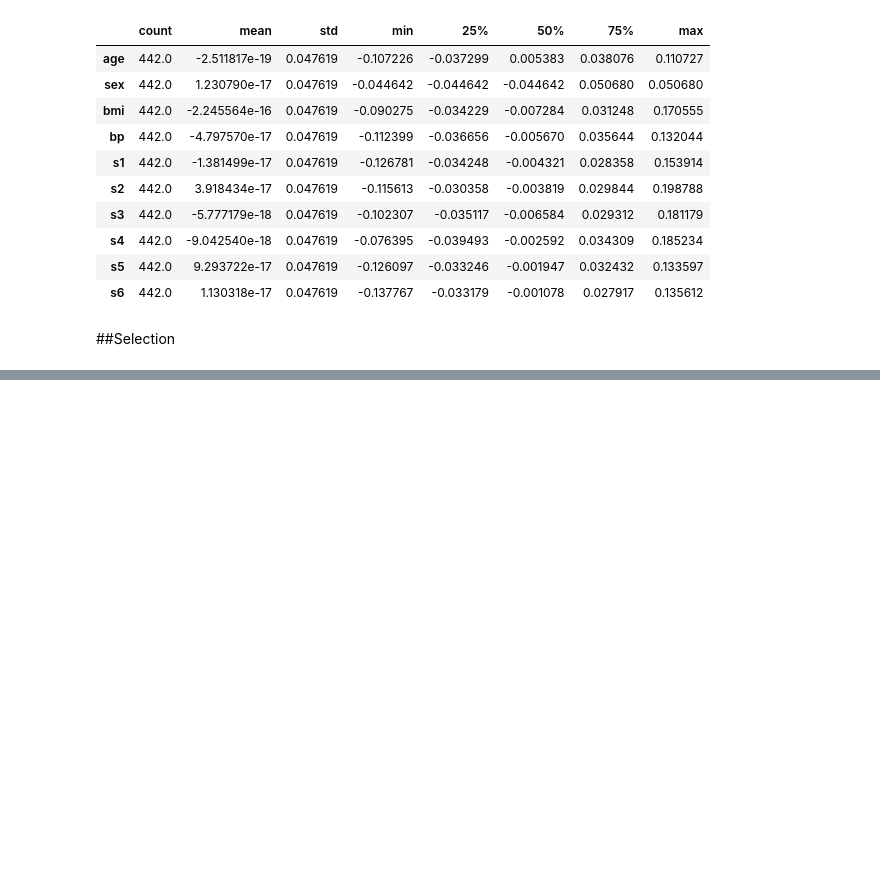
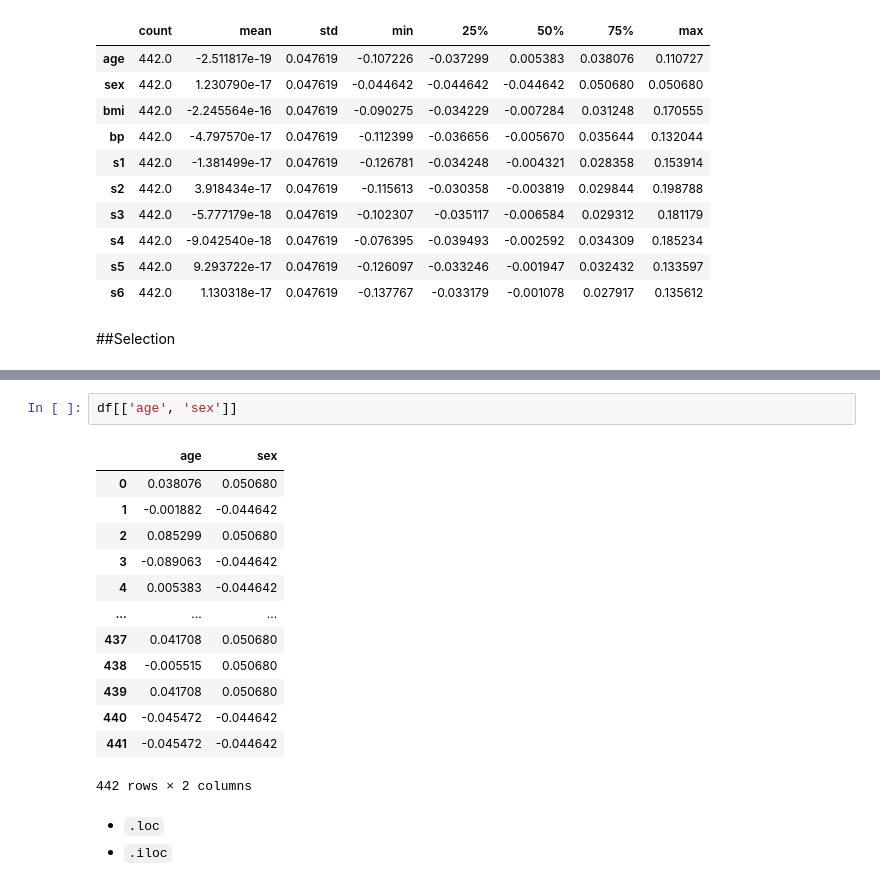
Before and after one commit to alurabhinava/IITM_BS_in_DataScience, a Jupyter notebook: MLP_Week1.ipynb, the cells around one changed output, grey strips where cells are left out. Cells and saved outputs as stored; diff of their text form; blank space fills up the shorter version.

````diff
--- a/MLP_Week1.ipynb
+++ b/MLP_Week1.ipynb
@@ -198,0 +231,19 @@ df.describe().T
+# %%
+df[['age', 'sex']]
+# %% [output]
+|  | age | sex |
+| 0 | 0.038076 | 0.050680 |
+| 1 | -0.001882 | -0.044642 |
+| 2 | 0.085299 | 0.050680 |
+| 3 | -0.089063 | -0.044642 |
+| 4 | 0.005383 | -0.044642 |
+| ... | ... | ... |
+| 437 | 0.041708 | 0.050680 |
+| 438 | -0.005515 | 0.050680 |
+| 439 | 0.041708 | 0.050680 |
+| 440 | -0.045472 | -0.044642 |
+| 441 | -0.045472 | -0.044642 |
+442 rows × 2 columns
+# %% [markdown]
+* ```.loc```
+* ```.iloc```
````
Also changed, not shown: parts of 8 cells of this notebook.
